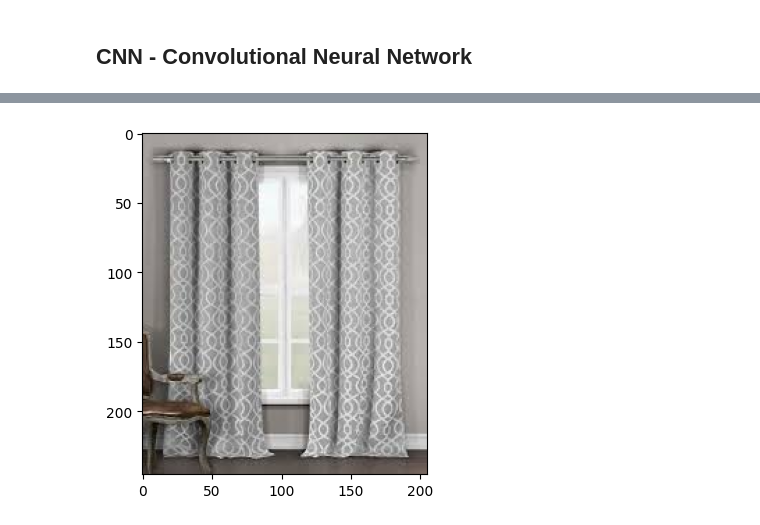
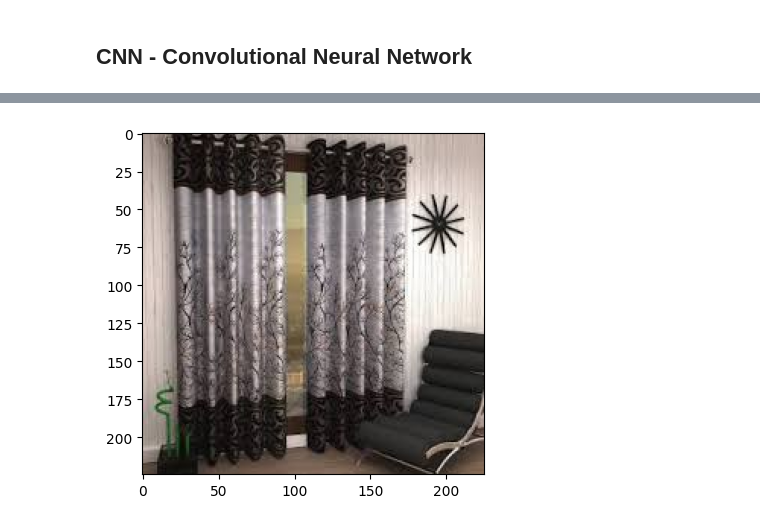
Before and after one commit to JARVIS3954P/WASTE_CLASSIFICATION, a Jupyter notebook: wasterclassification.ipynb, the cells around one changed output, grey strips where cells are left out. Saved outputs shown, nothing was run; the diff lists cells and outputs as text; code cells hidden in the pictures.

Commit message:
Created using Colab, improved model efficiency

```diff
--- a/wasterclassification.ipynb
+++ b/wasterclassification.ipynb
@@ -173,0 +242,17 @@ Epoch 10/10
+# %%
+# Callbacks
+checkpoint = ModelCheckpoint("best_model.h5", monitor='val_accuracy', save_best_only=True, mode='max', verbose=1)
+early_stopping = EarlyStopping(monitor='val_loss', patience=10, restore_best_weights=True, verbose=1)
+reduce_lr = ReduceLROnPlateau(monitor='val_loss', factor=0.2, patience=5, min_lr=0.00001, verbose=1)
+
+# Create a logs directory if it doesn't exist
+if not os.path.exists("logs"):
+    os.makedirs("logs")
+tensorboard = TensorBoard(log_dir="./logs")
+# %%
+hist = model.fit(
+    train_ds,  # Changed to train_ds
+    epochs=20,  # Start small, then increase
+    validation_data=test_ds,  # Changed to test_ds
+    callbacks=[checkpoint, early_stopping, reduce_lr, tensorboard]
+)
@@ -174,3 +294,6 @@ Epoch 10/10
+# %%
+# Load best weights (after training)
+model.load_weights("best_model.h5")
 # %%
 plt.figure(figsize=(10,6))
 plt.plot(hist.history['accuracy'], label='Training Accuracy')
@@ -190,16 +313,28 @@ plt.show()
 # %%
-def predict_fun(img):
+# Prediction function
+def predict_fun(img_path):
+    # img = cv2.imread(img_path)  # Removed this line as img_path is already an image
+    img = img_path  # Use the image directly
+
+    if img is None:
+        print(f"Error: Could not read image at {img_path}")
+        return
+
     plt.figure(figsize=(6,4))
-    plt.imshow(cv2.cvtColor(img,cv2.COLOR_BGR2RGB))
+    plt.imshow(cv2.cvtColor(img, cv2.COLOR_BGR2RGB))
     plt.tight_layout()
-    img = cv2.resize(img, (224,224))
-    img = np.reshape(img, (-1,224,224,3))
+
+    img = cv2.resize(img, (224, 224))
+    img = np.reshape(img, (-1, 224, 224, 3))
+    img = img / 255.0   # Normalize
+
     result = np.argmax(model.predict(img))
     if result == 0:
         print('The image is recyclable')
     elif result == 1:
         print('The image is organic')
+    plt.show()
 # %%
-test_img = cv2.imread('DATASET/DATASET/DATASET/TEST/R/R_10135.jpg')
+test_img = cv2.imread('/content/DATASET/TEST/R/R_10040.jpg')
 predict_fun(test_img)
 # %% [output]
@@ -207,2 +342,2 @@ predict_fun(test_img)
 The image is organic
-[figure, old version]
+[figure, new version]
```
Also changed, not shown: parts of 33 cells of this notebook.
